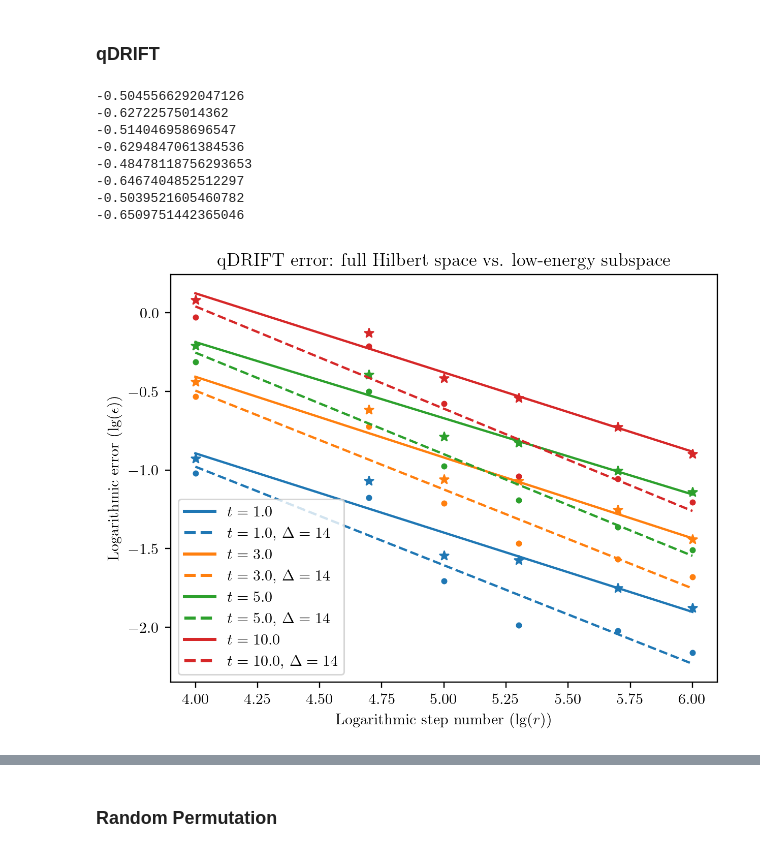
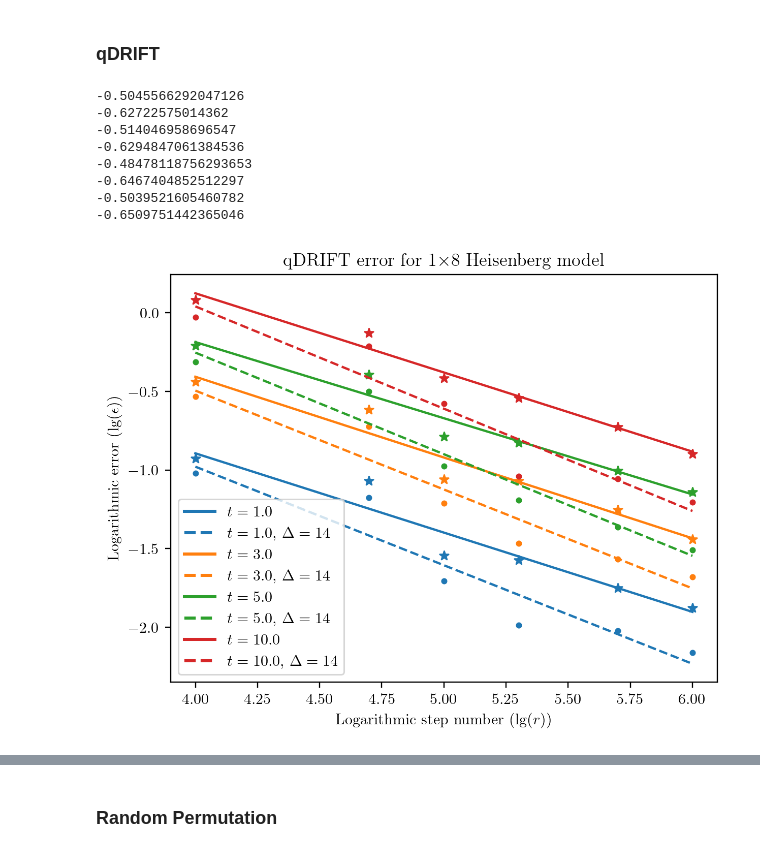
Before and after one commit to Qubit-Fernand/Digital-Quantum-Simulation, a Jupyter notebook: Figure/Plotting.ipynb, the cells around one changed output, grey strips where cells are left out. Saved outputs shown, nothing was run; the diff lists cells and outputs as text; code cells hidden in the pictures.

```diff
--- a/Figure/Plotting.ipynb
+++ b/Figure/Plotting.ipynb
@@ -135,7 +135,7 @@ coefficients_t_10_Delta = np.polyfit(step_number, t_10_Delta, 1)
 poly_t_10_Delta = np.poly1d(coefficients_t_10_Delta)
 
 fig, ax = plt.subplots(dpi=217)
-ax.set_title('qDRIFT error: full Hilbert space vs. low-energy subspace')
+ax.set_title('qDRIFT error for 1$\\times$8 Heisenberg model')
 ax.set_xlabel('Logarithmic step number ($\lg(r)$)')
 ax.set_ylabel('Logarithmic error ($\lg(\epsilon)$)')
 
@@ -156,34 +156,34 @@ ax.plot(step_number_new, poly_t_5(step_number_new), color = '#2ca02c', linestyle
 
 ax.scatter(step_number, t_5_Delta, marker ='.', color = '#2ca02c')
 ax.plot(step_number_new, poly_t_5_Delta(step_number_new), color = '#2ca02c', linestyle = '--', label='$t=5.0$, $\Delta = {Delta}$'.format(Delta = Delta))
 
 ax.scatter(step_number, t_10, marker = '*', color = '#d62728')
 ax.plot(step_number_new, poly_t_10(step_number_new), color = '#d62728', linestyle = '-', label='$t=10.0$')
 
 ax.scatter(step_number, t_10_Delta, marker ='.', color = '#d62728')
 ax.plot(step_number_new, poly_t_10_Delta(step_number_new), color = '#d62728', linestyle = '--', label='$t=10.0$, $\Delta = {Delta}$'.format(Delta = Delta))
 ax.legend(handler_map={plt.Line2D: ColorLineStyleHandler()})
 
 print(poly_t_1[1])
 print(poly_t_1_Delta[1])
 print(poly_t_3[1])
 print(poly_t_3_Delta[1])
 print(poly_t_5[1])
 print(poly_t_5_Delta[1])
 print(poly_t_10[1])
 print(poly_t_10_Delta[1])
 
 fig.savefig('qDRIFT-1x8.pdf', dpi=600, format='pdf')
 # %% [output]
 -0.5045566292047126
 -0.62722575014362
 -0.514046958696547
 -0.6294847061384536
 -0.48478118756293653
 -0.6467404852512297
 -0.5039521605460782
 -0.6509751442365046
-[figure, old version]
+[figure, new version]
 # %%
 # qDRIFT Error on Heisenberg Model: n-dependence, fix r = 1000000
 Delta = 4
```
Also changed, not shown: parts of 3 cells of this notebook, 8 other files.
